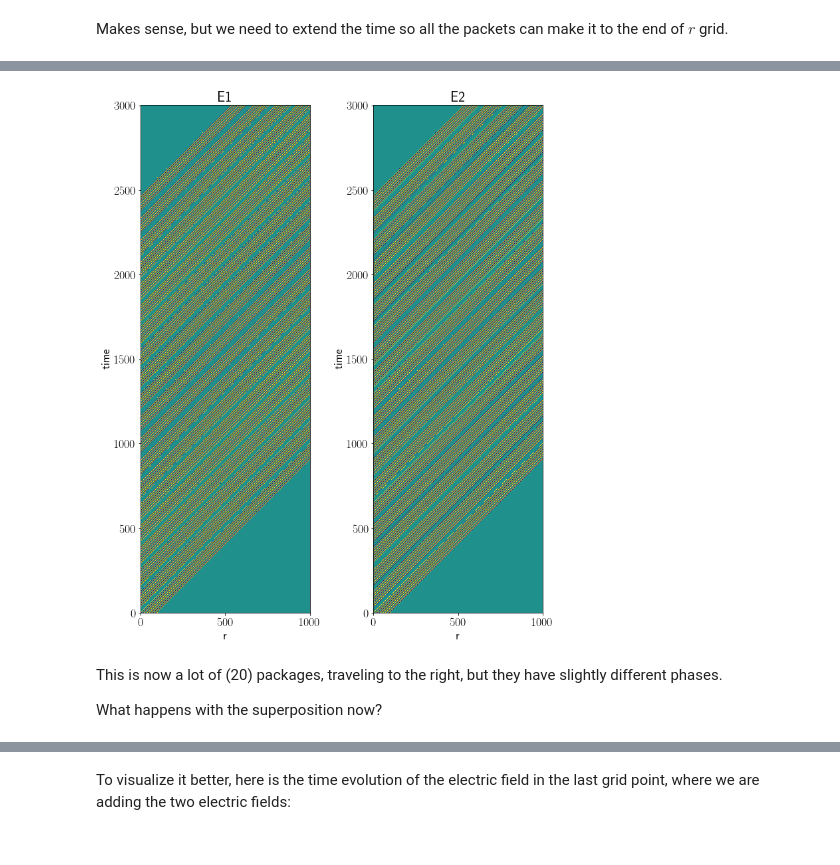
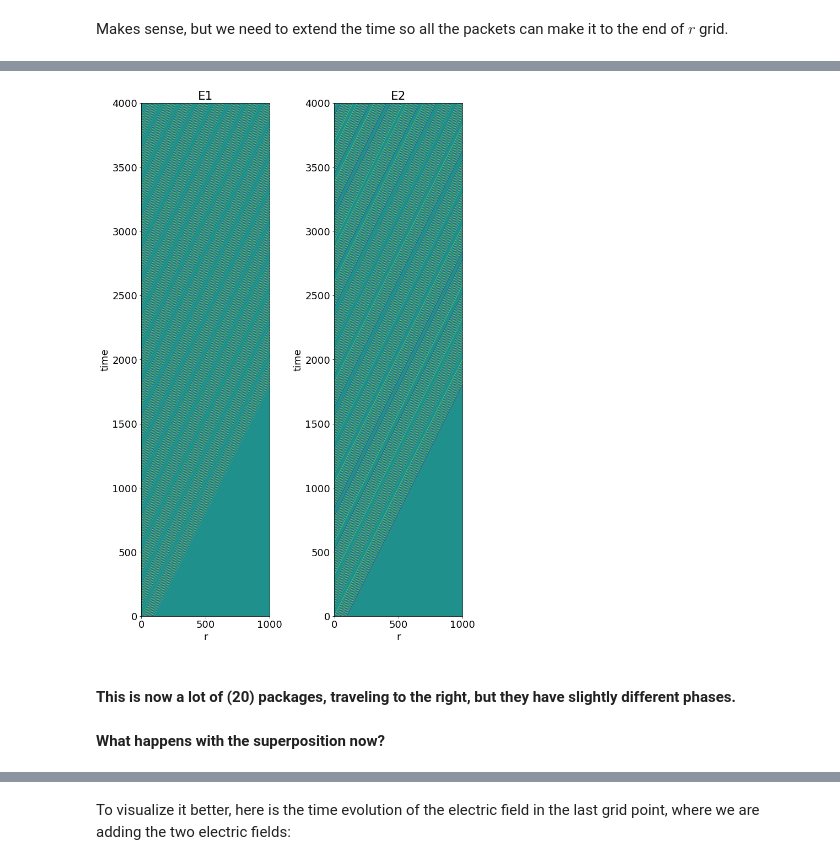
Before and after one commit to ivanzmilic/phys_4510_fall2021, a Jupyter notebook: temporal_coherence.ipynb, the cells around one changed output, grey strips where cells are left out. Cells and saved outputs as stored; diff of their text form; code cells hidden in the pictures.

```diff
--- a/temporal_coherence.ipynb
+++ b/temporal_coherence.ipynb
@@ -80,8 +80,8 @@ Now, let's make a wavepacket. That is a wave that looks like a harmonic one but
 # %%
-# Define the function that calculaes the wave:
+# Define the function that calculates the wave:
 
-def pseudo_harmonic_wave(r,t,omega,k):
-    E = np.cos(k*r[:,None] - omega*t[None,:]) # calculate it everywhere for start:
+def pseudo_harmonic_wave(r,t,omega,k, phi_0):
+    E = np.cos(k*r[:,None] - omega*t[None,:] + phi_0) # calculate it everywhere for start:
     v = omega / k # speed of the wave
     # ahead of the wave:
     ahead = np.where((r[:,None] - v*t[None,:]) > 10.)
@@ -181,7 +238,7 @@ Text(0, 0.5, 'Electric field E1')
 Makes sense, but we need to extend the time so all the packets can make it to the end of $r$ grid.
 # %%
 r = np.linspace(0,100,1001)
-t = np.linspace(0,300,3001) # Now more points for t and larger extent
+t = np.linspace(0,200,4001) # Now more points for t and larger extent
 llambda = 1.0
 T = 1.0
 k = 2.*np.pi / llambda
@@ -223,13 +289,0 @@ And now finally introduce the random phase lag between them :)
-# %%
-# It is the same one as before but now there is an additional argument in the parameter
-
-def pseudo_harmonic_wave(r, t, omega, k, phi_0):
-    E = np.cos(k*r[:,None] - omega*t[None,:] + phi_0) # calculate it everywhere for start:
-    v = omega / k # speed of the wave
-    # ahead of the wave:
-    ahead = np.where((r[:,None] - v*t[None,:]) > 10.)
-    E[ahead] = 0.0
-    # behind
-    behind = np.where(r[:,None]-v*t[None,:] < 0)
-    E[behind] = 0.0
-    return E
@@ -246,31 +386,30 @@ print (random_phase)
 # %%
-# Fist two are in phase but the other ones are not:
 E1 = pseudo_harmonic_wave(r,t,omega,k,0)
-E2 = pseudo_harmonic_wave(r,t,omega,k,0)
+E2 = pseudo_harmonic_wave(r,t,omega,k,random_phase[0])
 for i in range(1,20):
     E1 += pseudo_harmonic_wave(r,t-i*13,omega,k,0)
     E2 += pseudo_harmonic_wave(r,t-i*13,omega,k,random_phase[i])
 # %%
 plt.figure(figsize=[10,20])
 plt.subplot(121)
-plt.imshow(E1.T,origin='Lower')
+plt.imshow(E1.T,origin='lower')
 plt.xlabel("r")
 plt.ylabel("time")
 plt.title("E1")
 plt.subplot(122)
-plt.imshow(E2.T,origin='Lower')
+plt.imshow(E2.T,origin='lower')
 plt.xlabel("r")
 plt.ylabel("time")
 plt.title("E2")
 plt.tight_layout()
 
 #plt.colorbar()
 # %% [output]
-[figure, old version]
+[figure, new version]
 # %% [markdown]
-This is now a lot of (20) packages, traveling to the right, but they have slightly different phases.
+#### This is now a lot of (20) packages, traveling to the right, but they have slightly different phases.
 
-What happens with the superposition now?
+#### What happens with the superposition now?
 # %%
 I_single = np.sum(E1[-1,:]**2.0)*t_step/t_total
 I_super = np.sum((E1[-1,:]+E2[-1,:])**2.0)*t_step/t_total
```
Also changed, not shown: parts of 44 cells of this notebook.
